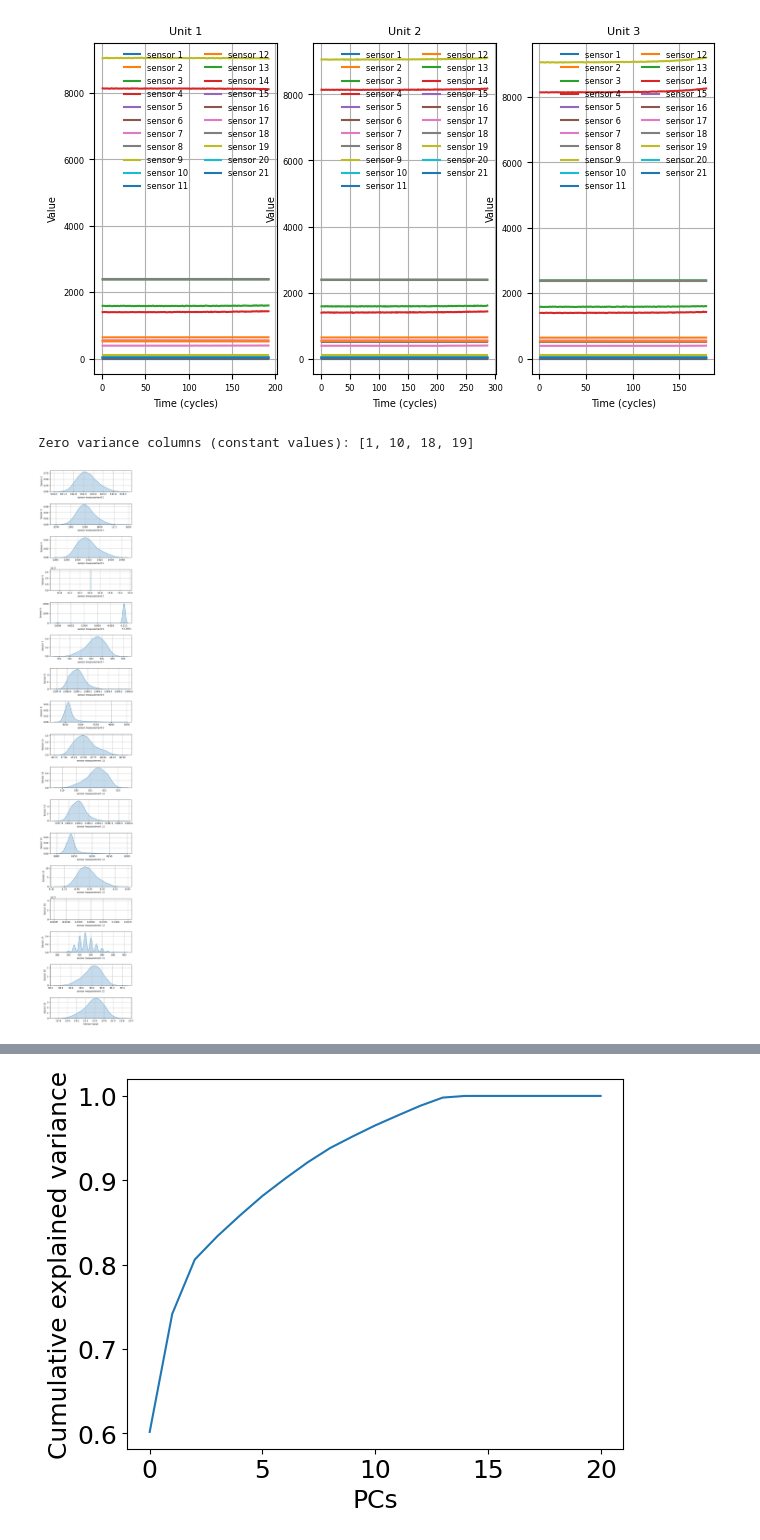
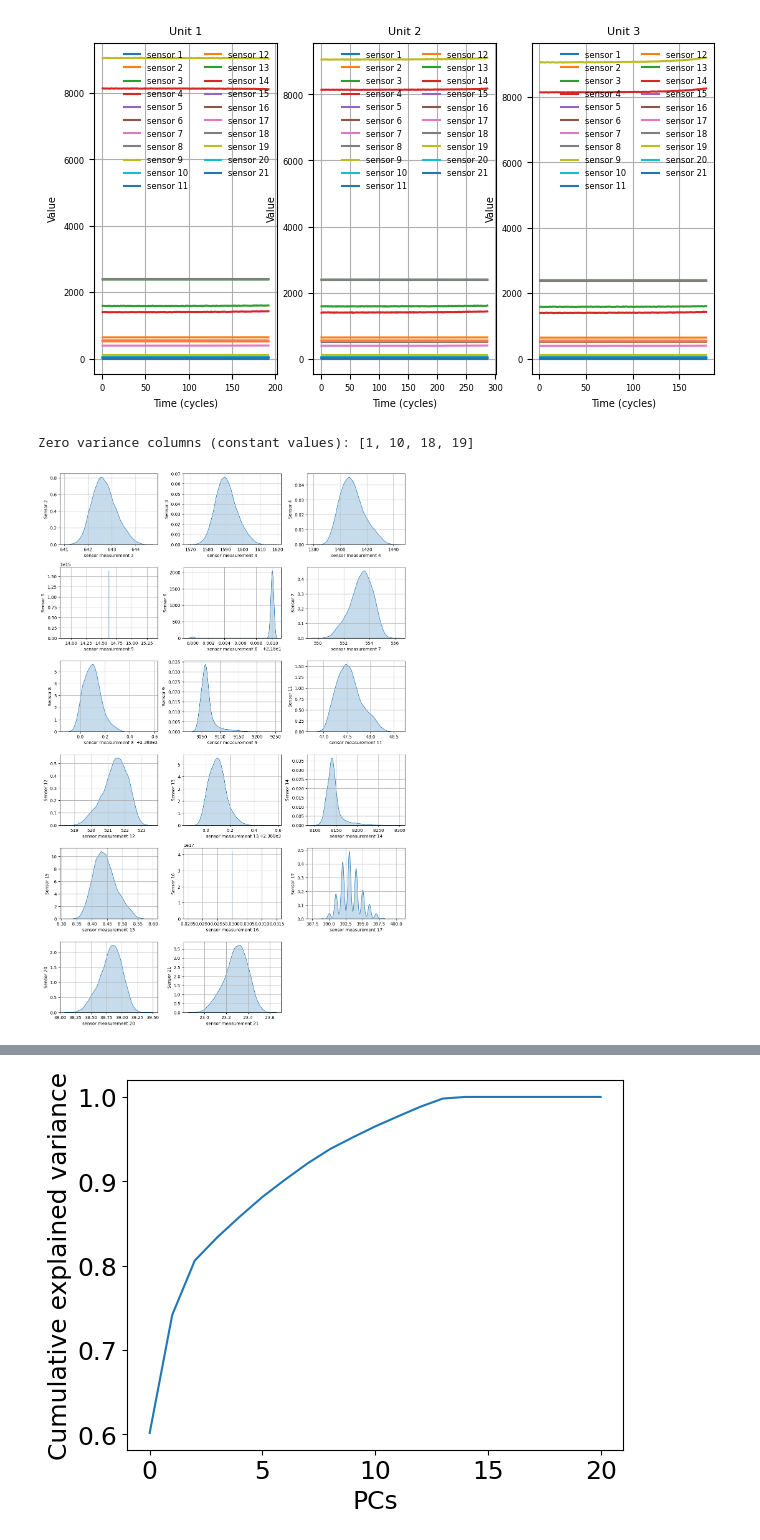
Before and after one commit to Vondras1/TurbofanEngine, a Jupyter notebook: project.ipynb, the cells around one changed output, grey strips where cells are left out. Cells and saved outputs as stored; diff of their text form; code cells hidden in the pictures.

Commit message:
Adjustments in visualizations

```diff
--- a/project.ipynb
+++ b/project.ipynb
@@ -172,38 +172,46 @@ for i, ax in enumerate(axes):
 # %% [output]
 [figure]
 # %%
+import math
 # Select only sensor columns
 sensor_cols = [col for col in data.columns if "sensor measurement" in col]
 
 # # Keep only sensors with non-zero variance and with their orig index
 valid_cols = []
 filtered_cols = []
 for i, col in enumerate(sensor_cols):
     if data[col].var() > 0:
         valid_cols.append((i, col))
     else:
         filtered_cols.append(i+1)
 
 print("Zero variance columns (constant values):", filtered_cols)
 
-fig, axes = plt.subplots(len(valid_cols), 1, figsize=(6, 2*len(valid_cols)))
+n = len(valid_cols)
+cols = 3
+rows = math.ceil(n / cols) if n > 0 else 1
 
-# Ensure axes is always a list
-if len(valid_cols) == 1:
-    axes = [axes]
+fig, axes = plt.subplots(rows, cols, figsize=(cols * 4, rows * 3), sharex=False, sharey=False)
+
+# Ensure 2D array of axes and flatten for easy iteration
+axes = np.atleast_2d(axes)
+axes_flat = axes.ravel()
 
 # Plot density only for valid sensors
-for ax, (i, col) in zip(axes, valid_cols):
+for ax, (i, col) in zip(axes_flat, valid_cols):
     sns.kdeplot(data[col], ax=ax, fill=True)
-    ax.set_ylabel(f"Sensor {i+1}")  # zachová původní číslo
+    ax.set_ylabel(f"Sensor {i+1}")
     ax.grid(True)
 
-axes[-1].set_xlabel("Sensor Value")
+# Hide any unused subplots
+for ax in axes_flat[n:]:
+    ax.set_visible(False)
+
 plt.tight_layout()
 plt.show()
 # %% [output]
 Zero variance columns (constant values): [1, 10, 18, 19]
-[figure, old version]
+[figure, new version]
 # %%
 # Normalize columns
 def normalize_sensor_columns(df):
```
Also changed, not shown: 5 other files.
